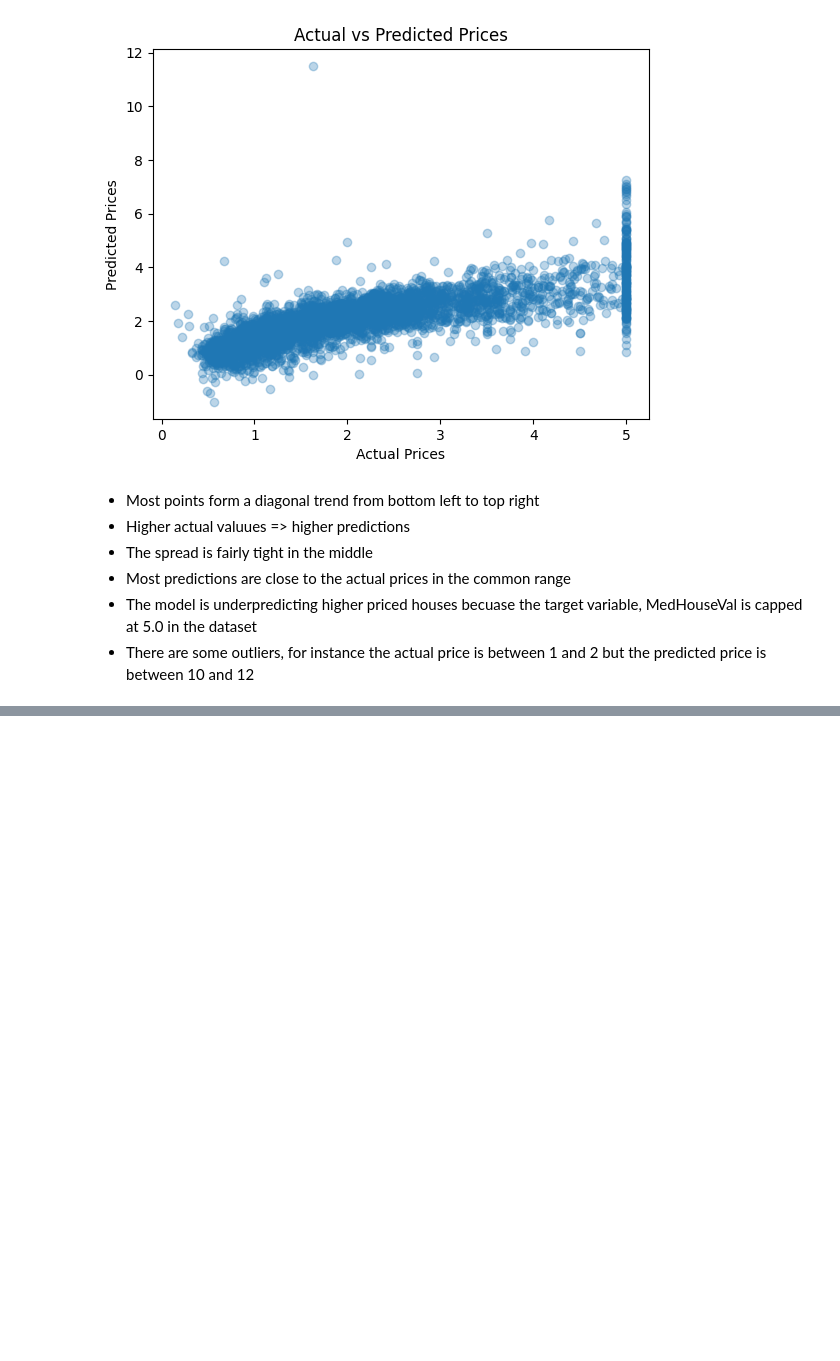
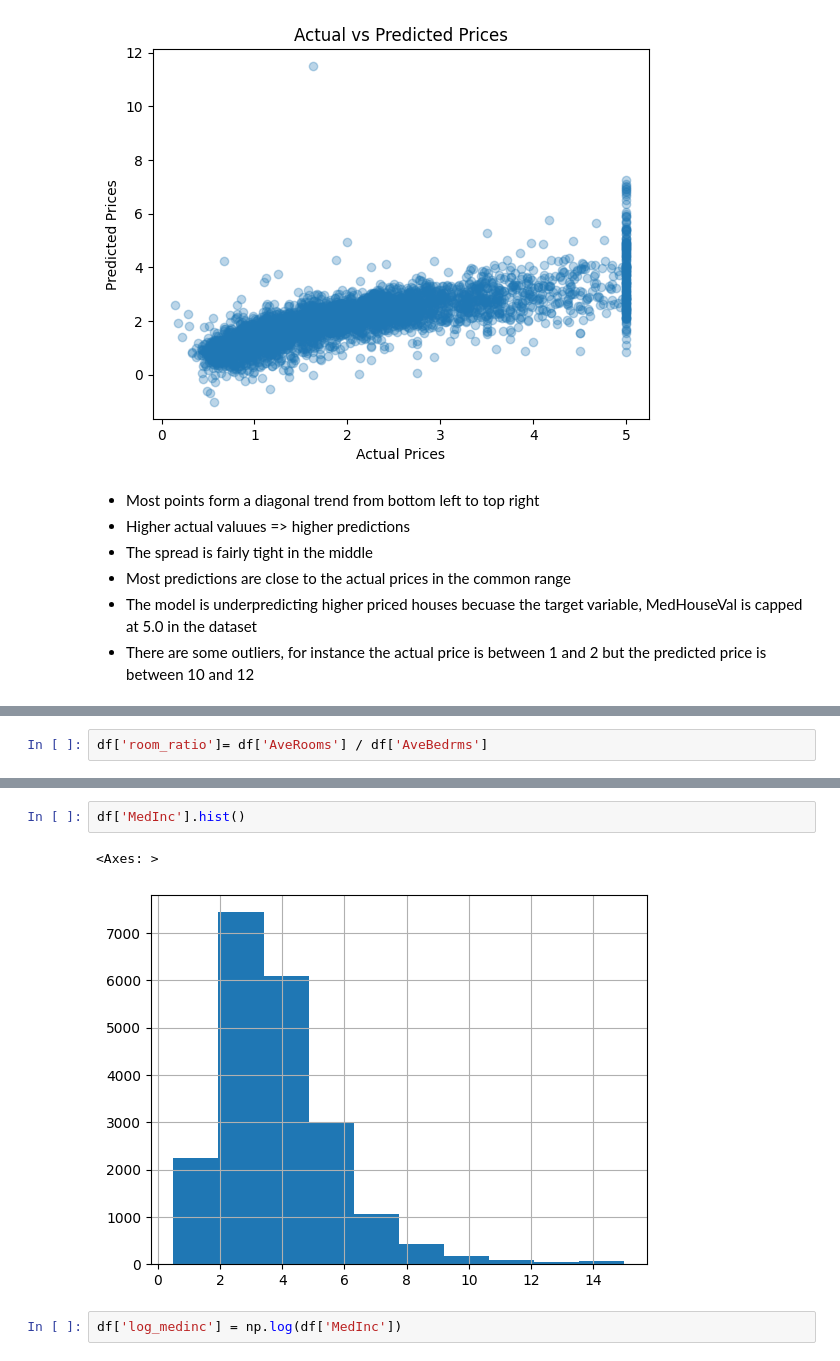
Before and after one commit to 22vghai/data_science_portfolio, a Jupyter notebook: Regression_Analysis.ipynb, the cells around one changed output, grey strips where cells are left out. Saved outputs shown, nothing was run; the diff lists cells and outputs as text; blank space fills up the shorter version.

```diff
--- a/Regression_Analysis.ipynb
+++ b/Regression_Analysis.ipynb
@@ -166,0 +169,2 @@ plt.show()
+# %%
+df['room_ratio']= df['AveRooms'] / df['AveBedrms']
@@ -166,0 +187,7 @@ plt.show()
+# %%
+df['MedInc'].hist()
+# %% [output]
+<Axes: >
+[figure, added]
+# %%
+df['log_medinc'] = np.log(df['MedInc'])
```
Also changed, not shown: parts of 13 cells of this notebook, 2 other files.
